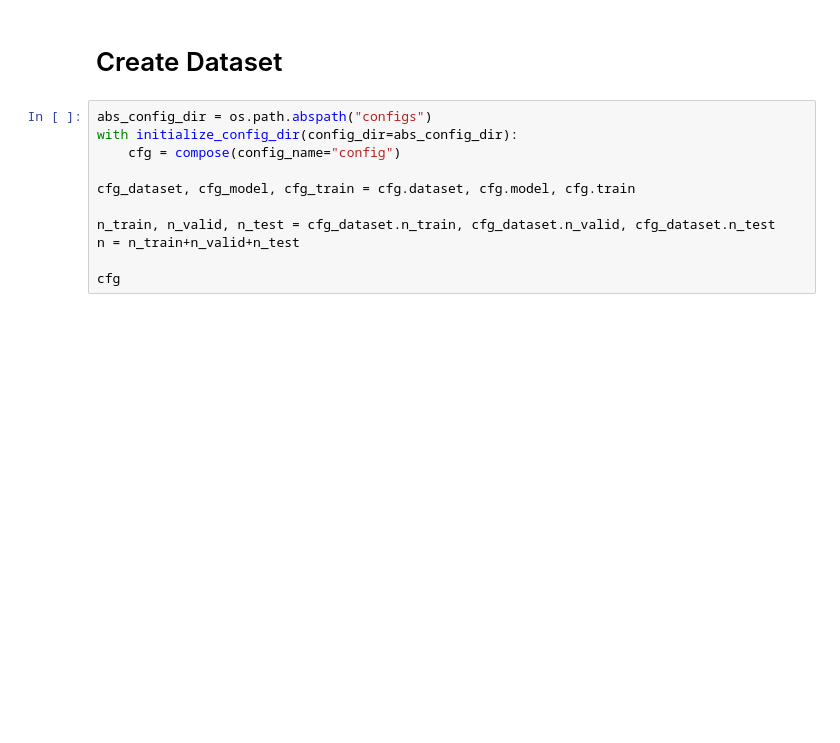
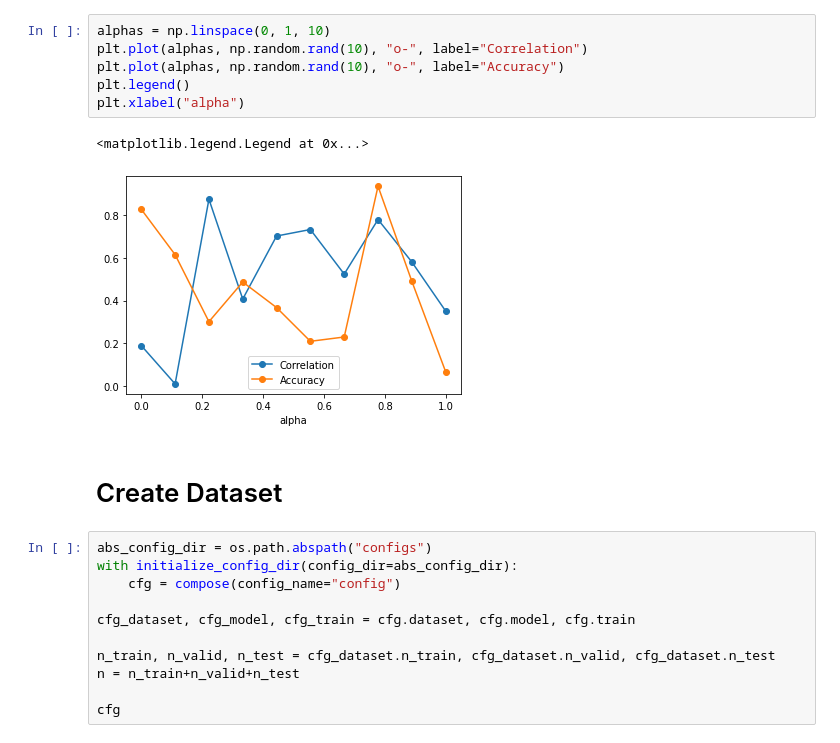
Before and after one commit to tonibofarull/TSAutoencoder, a Jupyter notebook: src/main.ipynb, the cells around one changed output. Saved outputs shown, nothing was run; the diff lists cells and outputs as text; blank space fills up the shorter version.

Commit message:
Experiment: cor and acc as a function of alpha

```diff
--- a/src/main.ipynb
+++ b/src/main.ipynb
@@ -32,3 +32,12 @@ The autoreload extension is already loaded. To reload it, use:
+# %%
+alphas = np.linspace(0, 1, 10)
+plt.plot(alphas, np.random.rand(10), "o-", label="Correlation")
+plt.plot(alphas, np.random.rand(10), "o-", label="Accuracy")
+plt.legend()
+plt.xlabel("alpha")
+# %% [output]
+<matplotlib.legend.Legend at 0x...>
+[figure, added]
 # %% [markdown]
 # Create Dataset
 # %%
```
Also changed, not shown: parts of 22 cells of this notebook, 16 other files.
